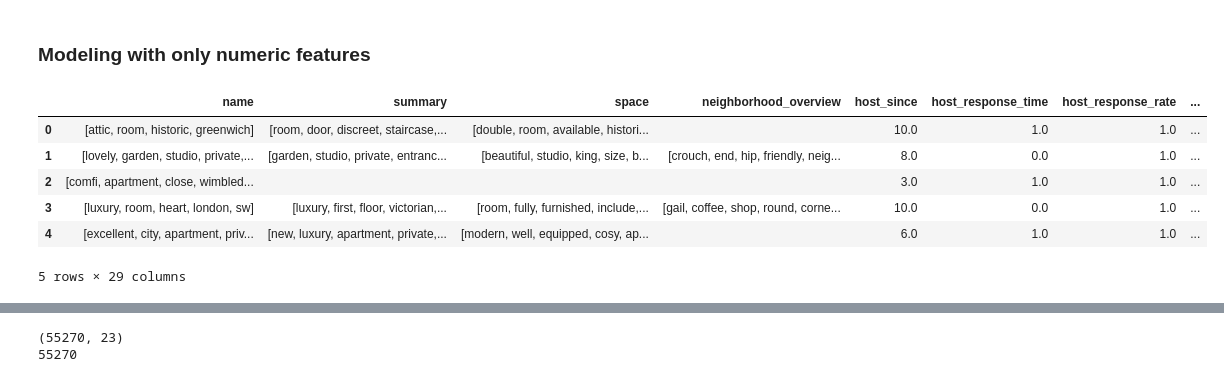
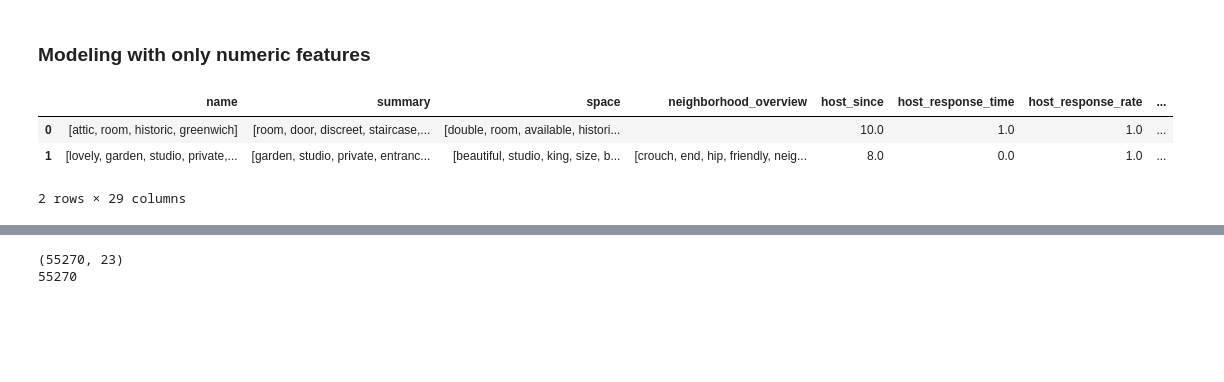
Before and after one commit to mathguy-r/adams-sose22, a Jupyter notebook: training.ipynb, the cells around one changed output, grey strips where cells are left out. Cells and saved outputs as stored; diff of their text form; code cells hidden in the pictures; blank space fills up the shorter version.

```diff
--- a/training.ipynb
+++ b/training.ipynb
@@ -105,15 +105,12 @@ features = train.dropna()
 X = features[[c for c in numeric_cols]]
 y = features[target_col]
 # %%
-features.head()
+features.head(2)
 # %% [output]
 |  | name | summary | space | neighborhood_overview | host_since | host_response_time | host_response_rate | ... |
 | 0 | [attic, room, historic, greenwich] | [room, door, discreet, staircase,... | [double, room, available, histori... |  | 10.0 | 1.0 | 1.0 | ... |
 | 1 | [lovely, garden, studio, private,... | [garden, studio, private, entranc... | [beautiful, studio, king, size, b... | [crouch, end, hip, friendly, neig... | 8.0 | 0.0 | 1.0 | ... |
-| 2 | [comfi, apartment, close, wimbled... |  |  |  | 3.0 | 1.0 | 1.0 | ... |
-| 3 | [luxury, room, heart, london, sw] | [luxury, first, floor, victorian,... | [room, fully, furnished, include,... | [gail, coffee, shop, round, corne... | 10.0 | 0.0 | 1.0 | ... |
-| 4 | [excellent, city, apartment, priv... | [new, luxury, apartment, private,... | [modern, well, equipped, cosy, ap... |  | 6.0 | 1.0 | 1.0 | ... |
-5 rows × 29 columns
+2 rows × 29 columns
 # %%
 X.isnull().sum().sort_values(ascending=False)
 # %% [output]
```
Also changed, not shown: parts of 15 cells of this notebook.
